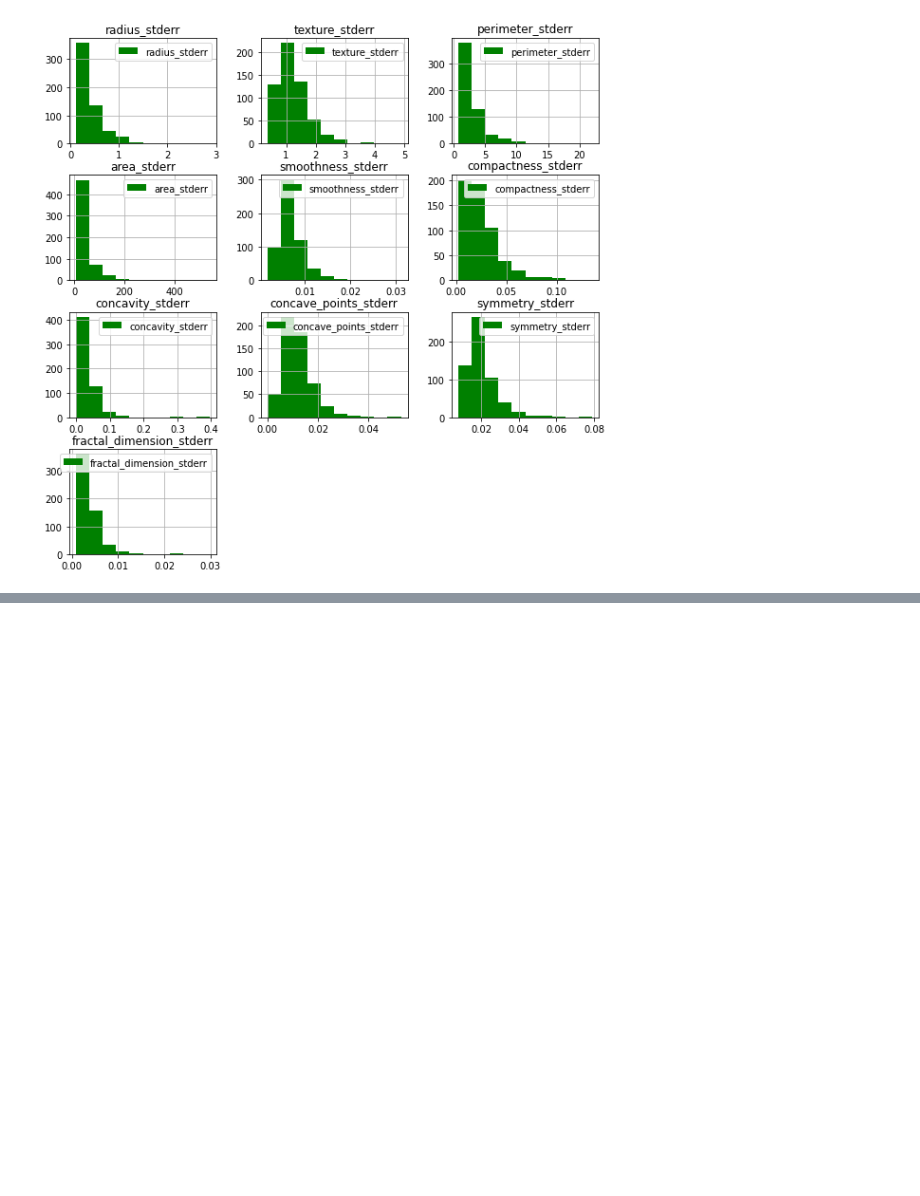
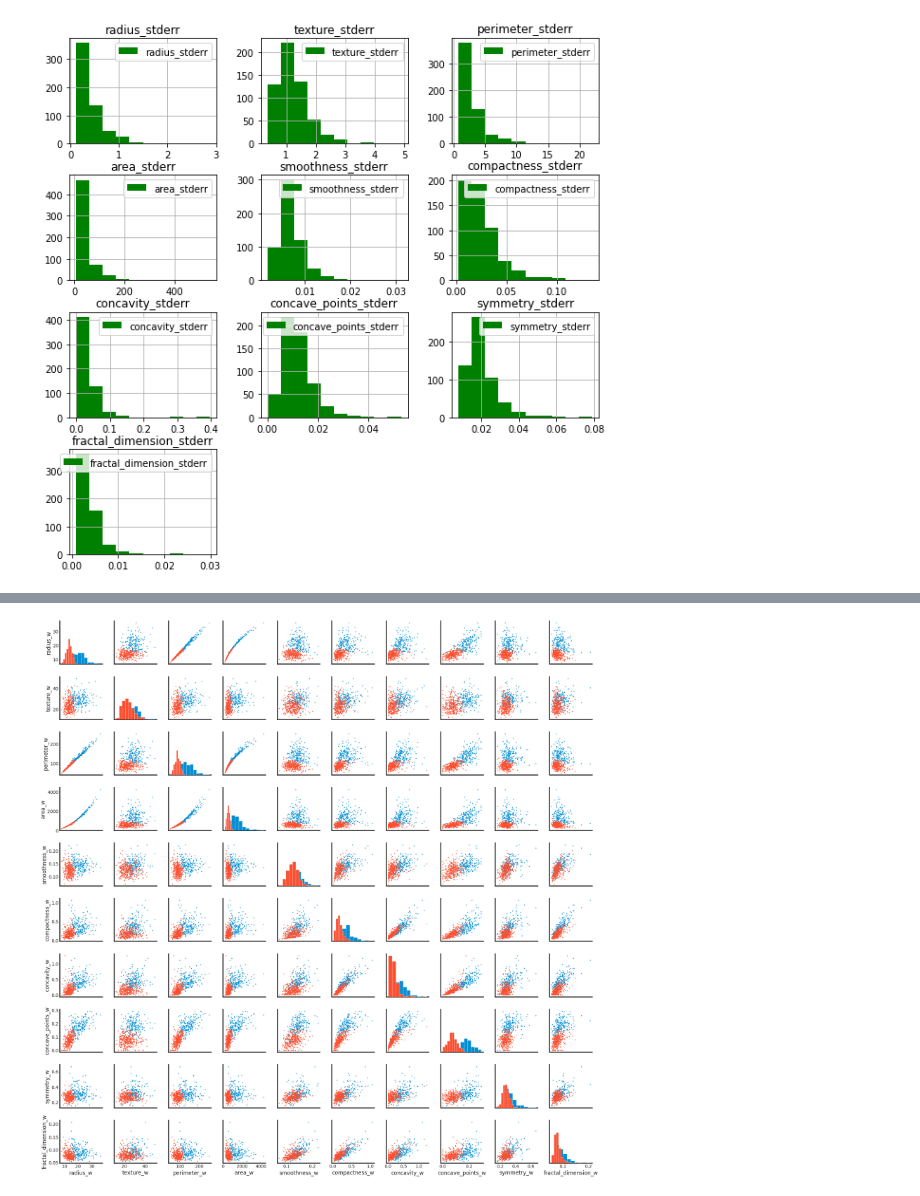
Before and after one commit to Roshni-Bala/Breast-Cancer-Risk-Prediction, a Jupyter notebook: risk_prediction.ipynb, the cells around one changed output, grey strips where cells are left out. Saved outputs shown, nothing was run; the diff lists cells and outputs as text; code cells hidden in the pictures; blank space fills up the shorter version.

```diff
--- a/risk_prediction.ipynb
+++ b/risk_prediction.ipynb
@@ -207,0 +211,6 @@ array([[<matplotlib.axes._subplots.AxesSubplot object at 0x...>,
+# %%
+pairgrid = sns.PairGrid(df_worstD, hue='diagnosis')
+pairgrid = pairgrid.map_diag(plt.hist)
+pairgrid = pairgrid.map_offdiag(plt.scatter, s = 5)
+# %% [output]
+[figure, added]
```
Also changed, not shown: parts of 4 cells of this notebook.
